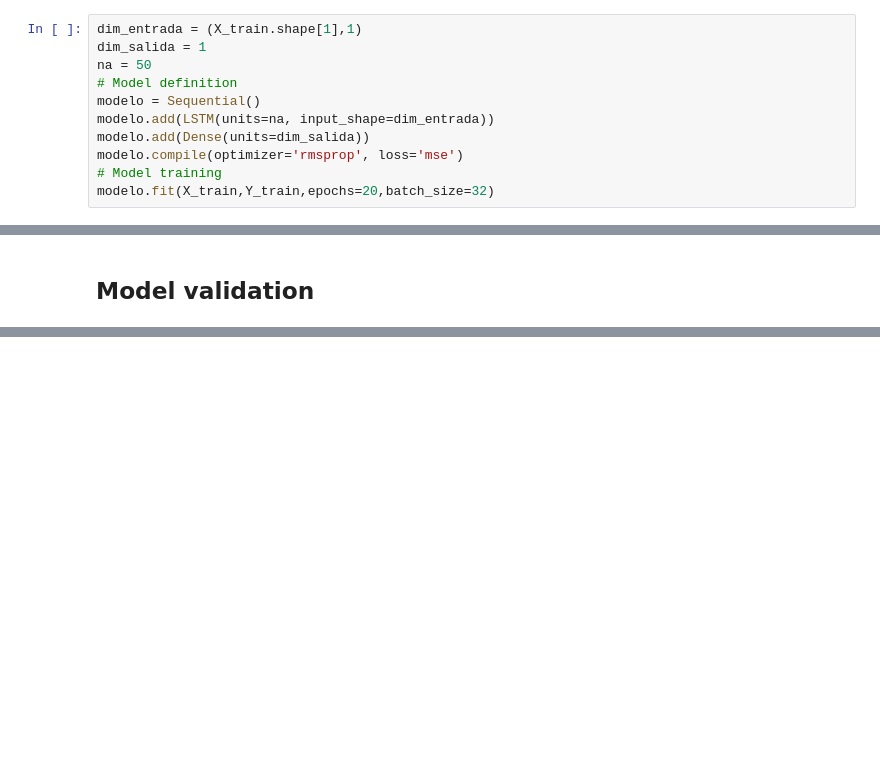
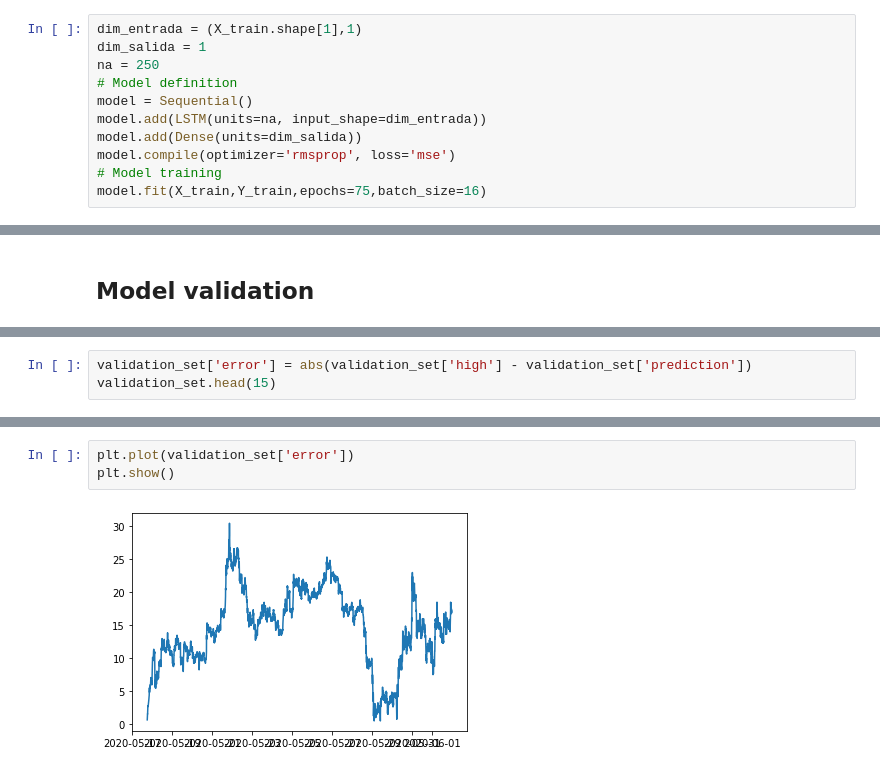
Before and after one commit to darioWorknet/crypto_LSTM_predictor, a Jupyter notebook: predictions.ipynb, the cells around one changed output, grey strips where cells are left out. Drawn from its saved outputs; the diff is of its cells as text; blank space fills up the shorter version.

```diff
--- a/predictions.ipynb
+++ b/predictions.ipynb
@@ -64,12 +80,12 @@ X_train = np.reshape(X_train, (X_train.shape[0], X_train.shape[1], 1))
 # %%
 dim_entrada = (X_train.shape[1],1)
 dim_salida = 1
-na = 50
+na = 250
 # Model definition
-modelo = Sequential()
-modelo.add(LSTM(units=na, input_shape=dim_entrada))
-modelo.add(Dense(units=dim_salida))
-modelo.compile(optimizer='rmsprop', loss='mse')
+model = Sequential()
+model.add(LSTM(units=na, input_shape=dim_entrada))
+model.add(Dense(units=dim_salida))
+model.compile(optimizer='rmsprop', loss='mse')
 # Model training
-modelo.fit(X_train,Y_train,epochs=20,batch_size=32)
+model.fit(X_train,Y_train,epochs=75,batch_size=16)
 # %% [output]
@@ -112,0 +139,3 @@ graficar_predicciones(set_validacion.values,prediccion)
+# %%
+validation_set['error'] = abs(validation_set['high'] - validation_set['prediction'])
+validation_set.head(15)
@@ -112,0 +159,5 @@ graficar_predicciones(set_validacion.values,prediccion)
+# %%
+plt.plot(validation_set['error'])
+plt.show()
+# %% [output]
+[figure, added]
```
Also changed, not shown: parts of 11 cells of this notebook.
